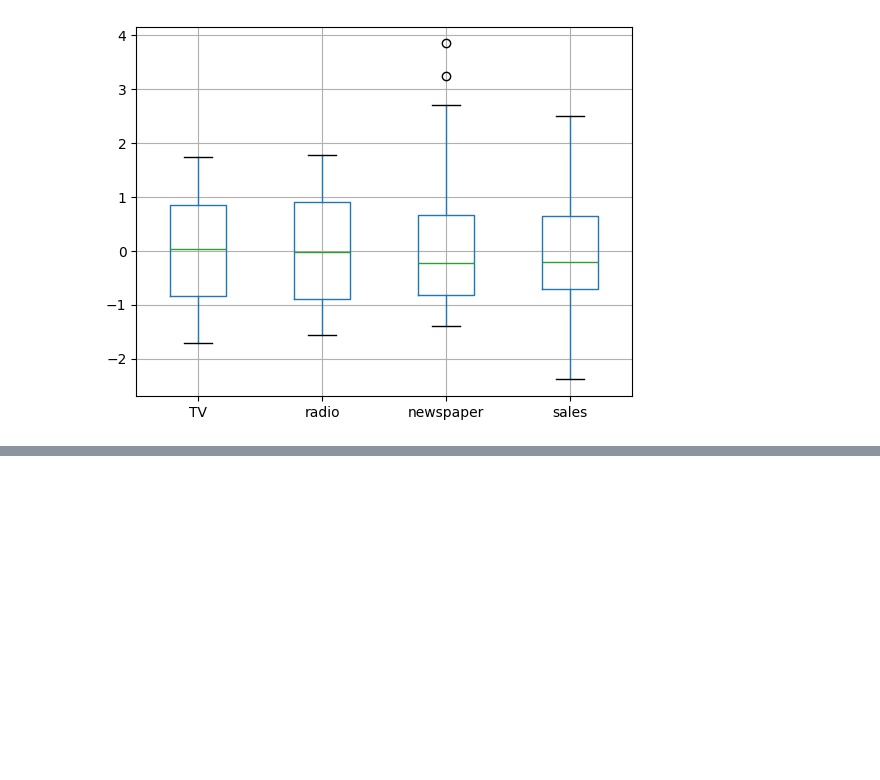
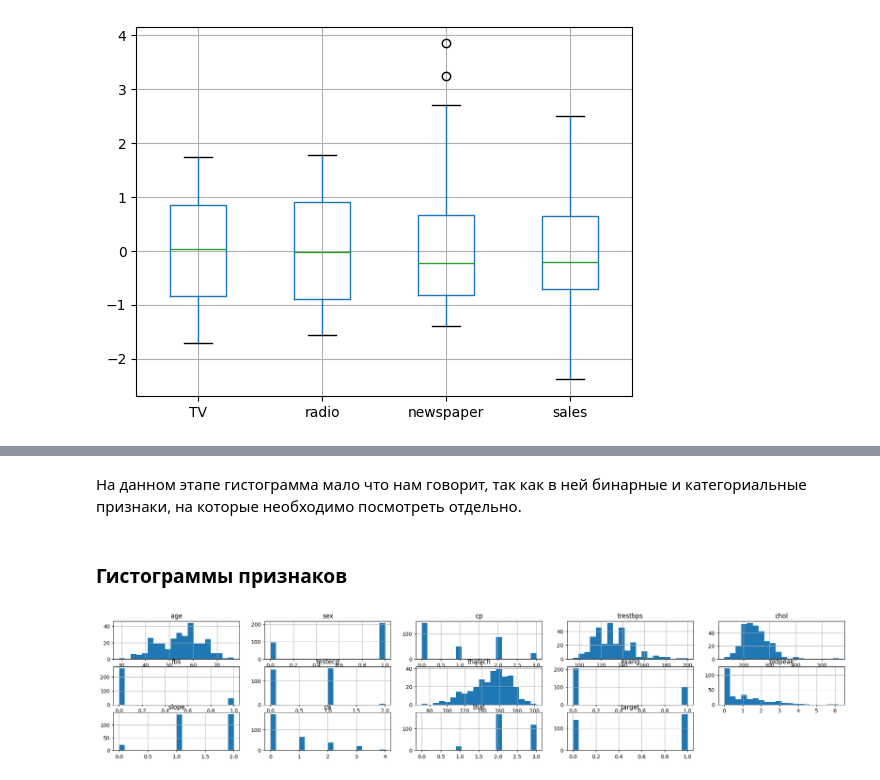
Before and after one commit to edelwiw/MachineLearning, a Jupyter notebook: Lab1.ipynb, the cells around one changed output, grey strips where cells are left out. Cells and saved outputs as stored; diff of their text form; code cells hidden in the pictures; blank space fills up the shorter version.

```diff
--- a/Lab1.ipynb
+++ b/Lab1.ipynb
@@ -193,0 +281,23 @@ plt.show()
+# %% [markdown]
+На данном этапе гистограмма мало что нам говорит, так как в ней бинарные и категориальные признаки, на которые необходимо посмотреть отдельно.
+# %% [markdown]
+### Гистограммы признаков
+# %%
+plt.figure(figsize=(25, 6))
+
+num_bins = 20
+dens = False
+
+features = data.keys()
+
+# plot all histograms
+for i in range(1, data.shape[1] + 1):
+    plt.subplot(4, 5, i)
+    plt.grid()
+    plt.hist(data[features[i - 1]], bins=num_bins, density=dens)
+    plt.title(features[i - 1])
+
+
+plt.show()
+# %% [output]
+[figure, added]
```
Also changed, not shown: parts of 18 cells of this notebook.
